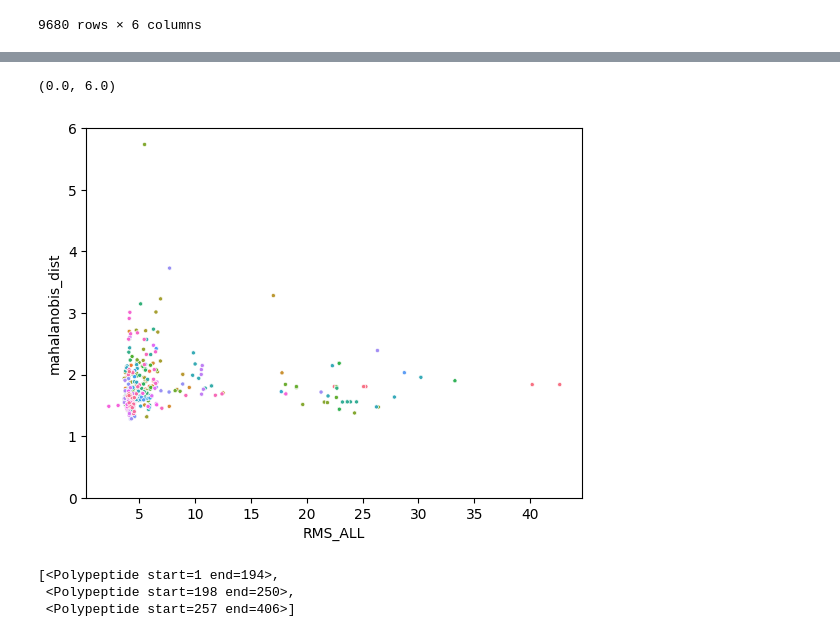
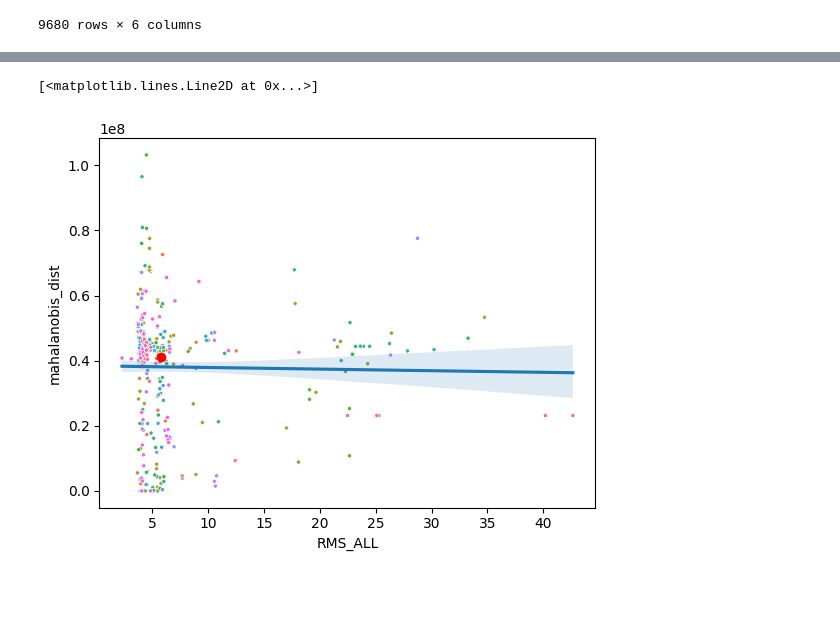
Before and after one commit to Musa-Azeem/protein-dihedral-visualization, a Jupyter notebook: casp.ipynb, the cells around one changed output, grey strips where cells are left out. Drawn from its saved outputs; the diff is of its cells as text; code cells hidden in the pictures; blank space fills up the shorter version.

Commit message:
by window

```diff
--- a/casp.ipynb
+++ b/casp.ipynb
@@ -402,0 +418,5 @@ phi_psi_predictions.groupby(['res', 'protein_id'], as_index=False).mean(numeric_
+# %%
+phi_psi_mined_by_window = pd.read_csv('phi_psi_mined_by_window.csv')
+phi_psi_predictions_by_window = pd.read_csv('phi_psi_predictions_by_window.csv')
+phi_psi_mined_by_window['source'] = 'Query (PDBMine)'
+phi_psi_predictions_by_window['source'] = 'Prediction'
@@ -402,0 +472,17 @@ phi_psi_predictions.groupby(['res', 'protein_id'], as_index=False).mean(numeric_
+# %%
+phi_psi_predictions_by_window['mahalanobis_dist'] = np.nan
+for seq in phi_psi_mined_by_window.seq.unique():
+    phi_psi = phi_psi_mined_by_window[phi_psi_mined_by_window.seq == seq][['phi','psi']].dropna().values
+    if phi_psi.shape[0] < 2:
+        continue
+    cov = np.cov(phi_psi.T)
+    if np.linalg.det(cov) == 0:
+        continue
+    icov = np.linalg.inv(cov)
+    preds = phi_psi_predictions_by_window.loc[phi_psi_predictions_by_window.seq == seq][['phi','psi']].values
+    icov = np.repeat(np.expand_dims(icov, 0), preds.shape[0], axis=0) # expand for batch matrix multiplication
+    md = (np.expand_dims((preds - phi_psi.mean(axis=0)), 1) @ icov @ np.expand_dims((preds - phi_psi.mean(axis=0)), 2)).squeeze()
+    if np.any(md < 0):
+        continue
+    md = np.sqrt(md)
+    phi_psi_predictions_by_window.loc[phi_psi_predictions_by_window.seq == seq, 'mahalanobis_dist'] = md
@@ -420,31 +507,15 @@ group_maha
 # %%
-# mean_maha
+# Compare rmsd and mahalanobis distance
 import matplotlib.pyplot as plt
-group_maha = phi_psi_predictions.groupby(['res', 'protein_id'], as_index=False).mean(numeric_only=True).sort_values('mahalanobis_dist').set_index('protein_id')
-group_maha = group_maha.join(results.set_index('Model')[['RMS_ALL']], how='right')
-group_maha = group_maha.groupby('protein_id').max()
+group_maha = phi_psi_predictions_by_window.groupby(['protein_id'], as_index=False).mean(numeric_only=True)#.sort_values('mahalanobis_dist').set_index('protein_id').dropna()
+group_maha = group_maha.merge(results[['Model', 'RMS_ALL']], left_on='protein_id', right_on='Model', how='inner')
+group_maha
 fig, ax = plt.subplots()
 sns.scatterplot(data=group_maha, x='RMS_ALL', y='mahalanobis_dist', ax=ax, marker='.', hue='protein_id', legend=False)
-# ax.set_xlim((0.8,1.4))
-ax.set_ylim((0,6))
+sns.regplot(data=group_maha, x='RMS_ALL', y='mahalanobis_dist', ax=ax, scatter=False)
+plt.plot(group_maha[group_maha.protein_id == 'T1024TS427_1']['RMS_ALL'], group_maha[group_maha.protein_id == 'T1024TS427_1']['mahalanobis_dist'], 'o', color='red', label='Alphafold')
+# # ax.set_xlim((0.8,1.4))
+# ax.set_ylim((0,6))
 # %% [output]
-(0.0, 6.0)
+[<matplotlib.lines.Line2D at 0x...>]
-[figure, old version]
+[figure, new version]
-# %%
-# predicted_structures
-# xray
-
-# Get RMSD for each prediction
-# from pymol import cmd
-from Bio import PDB
-
-builder = PDB.Polypeptide.PPBuilder()
-str1 = builder.build_peptides(xray, aa_only=True)
-str2 = builder.build_peptides(predicted_structures[0], aa_only=True)
-
-fixed  = [atom for poly in str1 for atom in poly]
-moving = [atom for poly in str2 for atom in poly]
-# %% [output]
-[<Polypeptide start=1 end=194>,
- <Polypeptide start=198 end=250>,
- <Polypeptide start=257 end=406>]
```
Also changed, not shown: parts of 16 cells of this notebook, 11 other files.
